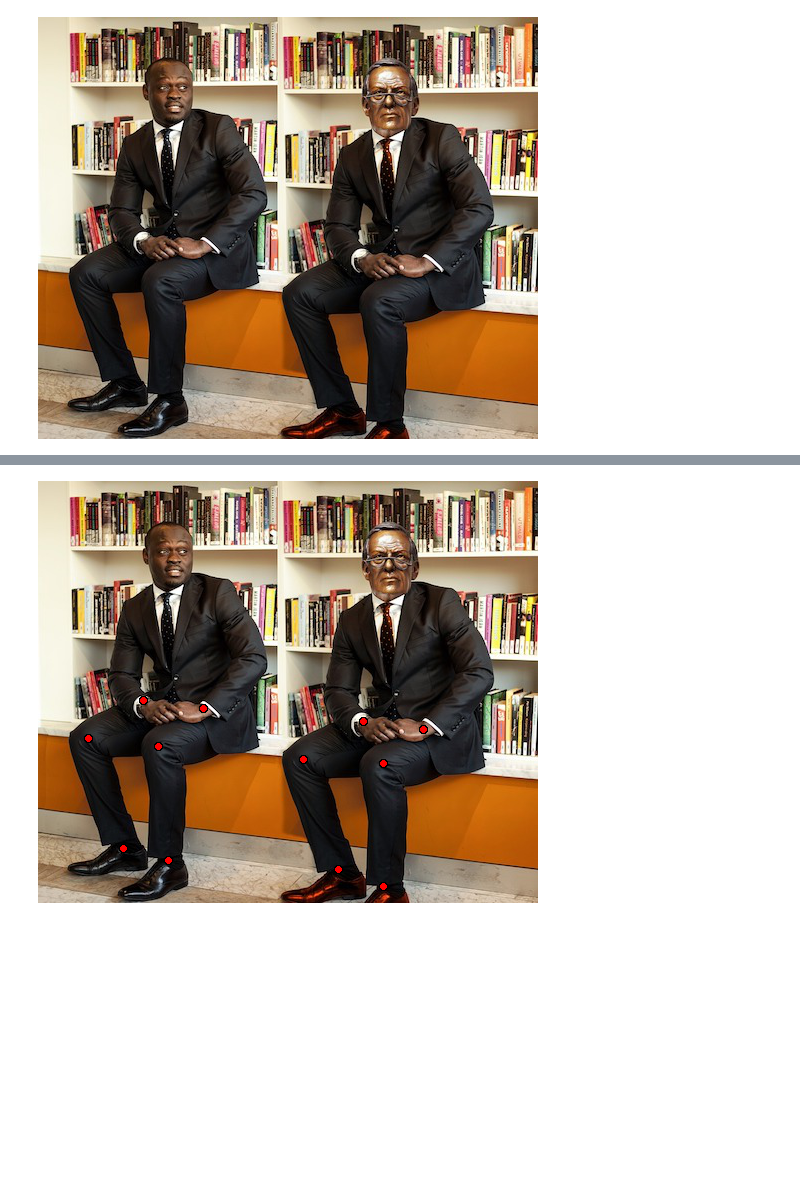
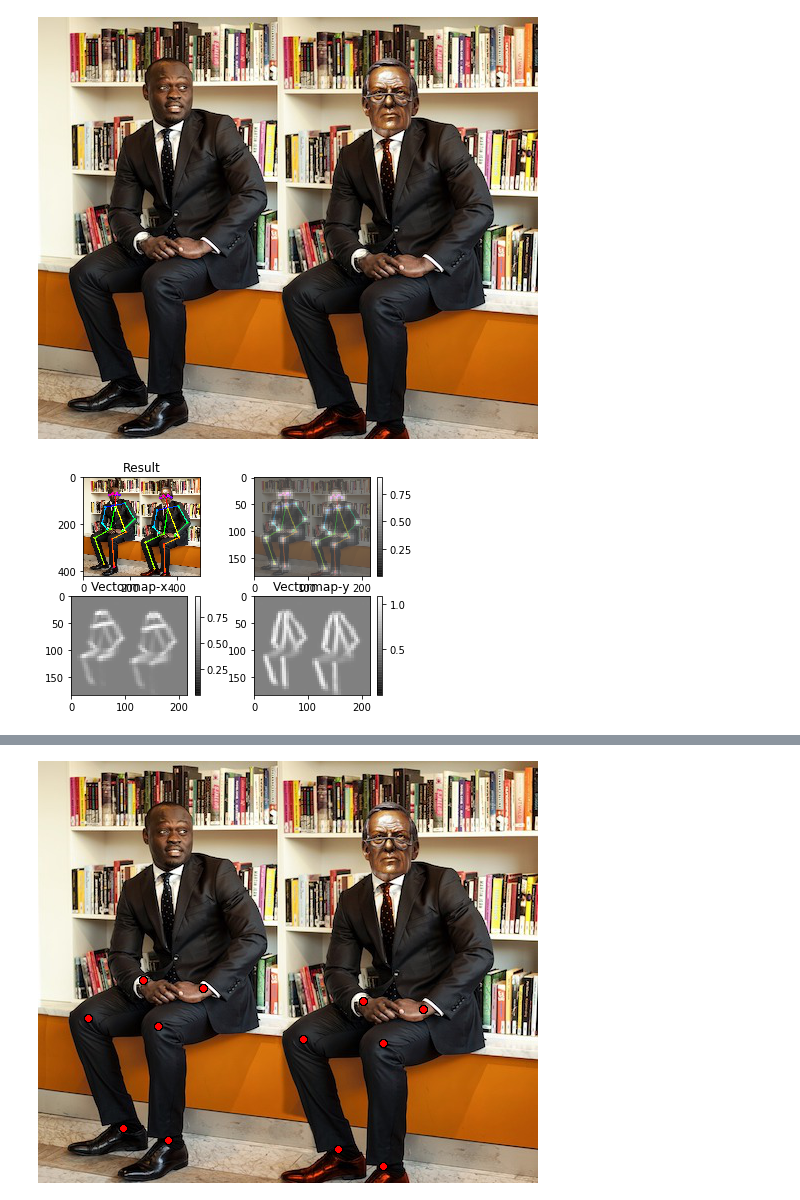
Before and after one commit to enchby/Pose_Estimation, a Jupyter notebook: pose-estimation.ipynb, the cells around one changed output, grey strips where cells are left out. Drawn from its saved outputs; the diff is of its cells as text; code cells hidden in the pictures; blank space fills up the shorter version.

```diff
--- a/pose-estimation.ipynb
+++ b/pose-estimation.ipynb
@@ -41,0 +66,39 @@ Image.open(image_path)
+# %%
+import cv2
+import numpy as np
+import matplotlib.pyplot as plt
+
+
+fig = plt.figure()
+a = fig.add_subplot(2, 2, 1)
+a.set_title('Result')
+plt.imshow(cv2.cvtColor(image, cv2.COLOR_BGR2RGB))
+
+bgimg = cv2.cvtColor(image.astype(np.uint8), cv2.COLOR_BGR2RGB)
+bgimg = cv2.resize(bgimg, (e.heatMat.shape[1], e.heatMat.shape[0]), interpolation=cv2.INTER_AREA)
+
+# show network output
+a = fig.add_subplot(2, 2, 2)
+plt.imshow(bgimg, alpha=0.5)
+tmp = np.amax(e.heatMat[:, :, :-1], axis=2)
+plt.imshow(tmp, cmap=plt.cm.gray, alpha=0.5)
+plt.colorbar()
+
+tmp2 = e.pafMat.transpose((2, 0, 1))
+tmp2_odd = np.amax(np.absolute(tmp2[::2, :, :]), axis=0)
+tmp2_even = np.amax(np.absolute(tmp2[1::2, :, :]), axis=0)
+
+a = fig.add_subplot(2, 2, 3)
+a.set_title('Vectormap-x')
+# plt.imshow(CocoPose.get_bgimg(inp, target_size=(vectmap.shape[1], vectmap.shape[0])), alpha=0.5)
+plt.imshow(tmp2_odd, cmap=plt.cm.gray, alpha=0.5)
+plt.colorbar()
+
+a = fig.add_subplot(2, 2, 4)
+a.set_title('Vectormap-y')
+# plt.imshow(CocoPose.get_bgimg(inp, target_size=(vectmap.shape[1], vectmap.shape[0])), alpha=0.5)
+plt.imshow(tmp2_even, cmap=plt.cm.gray, alpha=0.5)
+plt.colorbar()
+plt.show()
+# %% [output]
+[figure, added]
```
Also changed, not shown: parts of 6 cells of this notebook.
